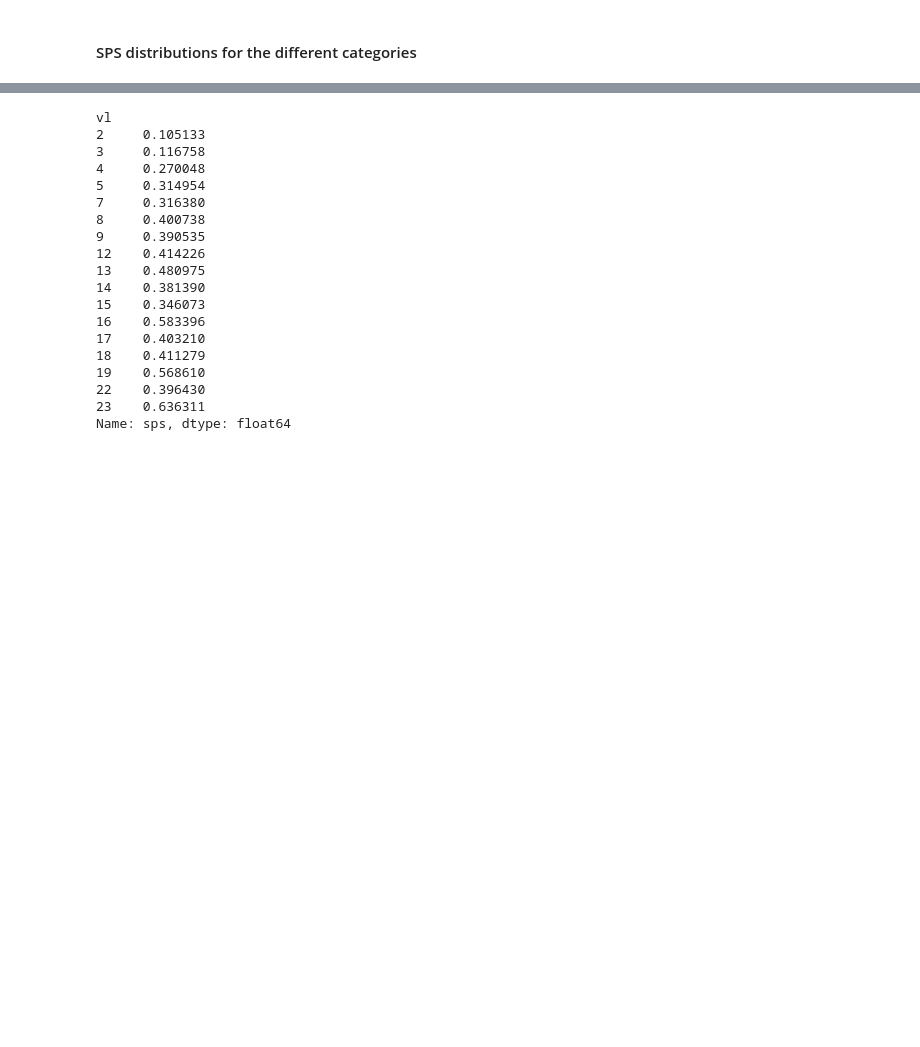
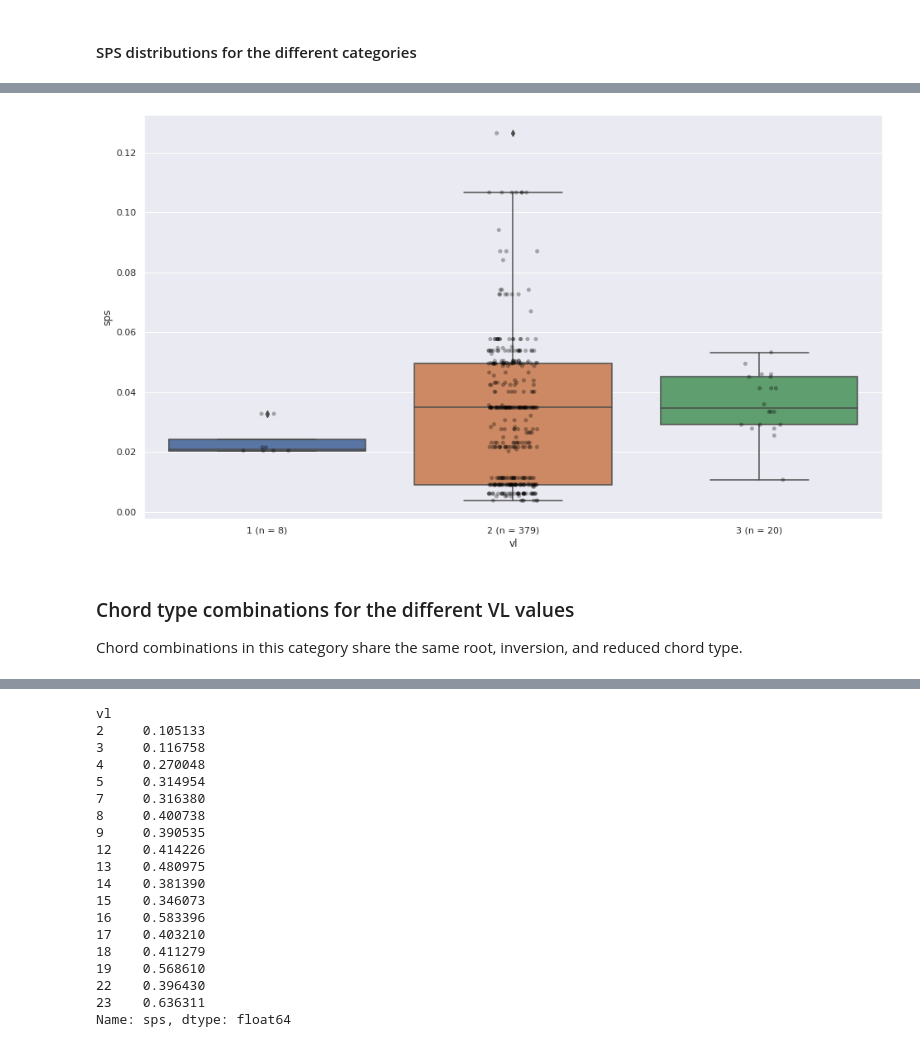
Before and after one commit to DCMLab/chord-eval, a Jupyter notebook: NoteBooks/categorizing_divergences.ipynb, the cells around one changed output, grey strips where cells are left out. Saved outputs shown, nothing was run; the diff lists cells and outputs as text; code cells hidden in the pictures; blank space fills up the shorter version.

```diff
--- a/NoteBooks/categorizing_divergences.ipynb
+++ b/NoteBooks/categorizing_divergences.ipynb
@@ -202,0 +209,3 @@ plt.show()
+# %%
+tri_tet = df[ctgs == 'triad-tetrad'].copy()
+tri_tet.groupby('vl').sps.describe()
@@ -202,0 +218,7 @@ plt.show()
+# %%
+ax = sns.boxplot(data=tri_tet, x='vl', y='sps')
+ax = sns.stripplot(data=tri_tet, x='vl', y='sps', marker="o", alpha=0.3, color="black")
+ax.set_xticklabels([f"{i} (n = {n})" for i, n in tri_tet.groupby('vl').size().iteritems()])
+plt.show()
+# %% [output]
+[figure, added]
@@ -202,0 +228,3 @@ plt.show()
+# %% [markdown]
+### Chord type combinations for the different VL values
+Chord combinations in this category share the same root, inversion, and reduced chord type.
```
Also changed, not shown: parts of 12 cells of this notebook, 3 other files.
